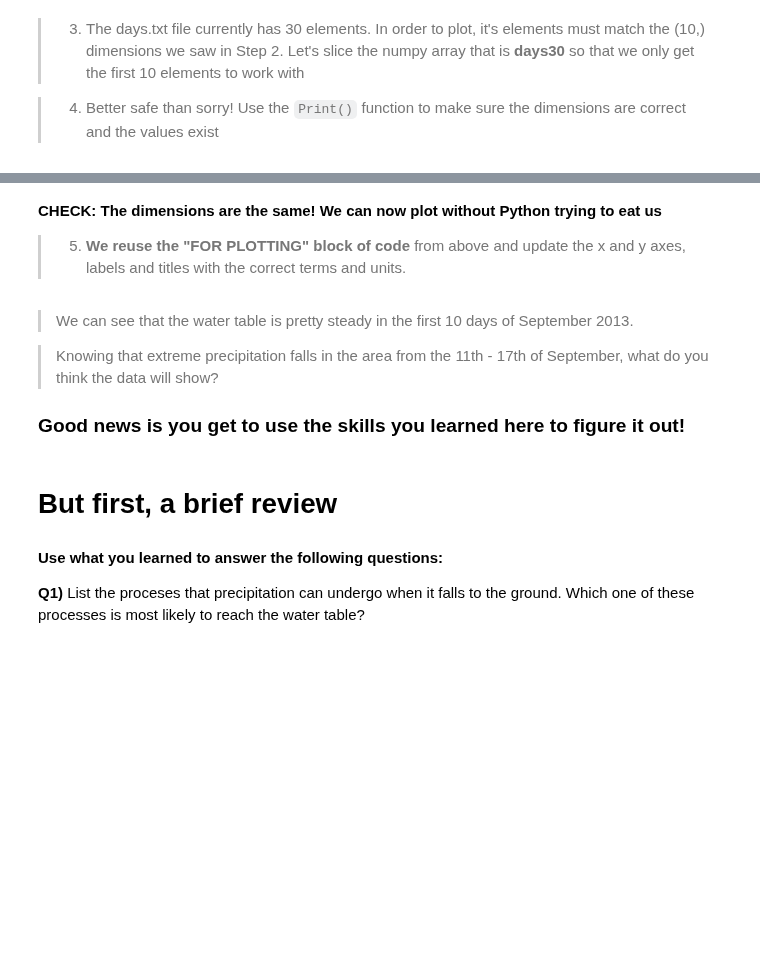
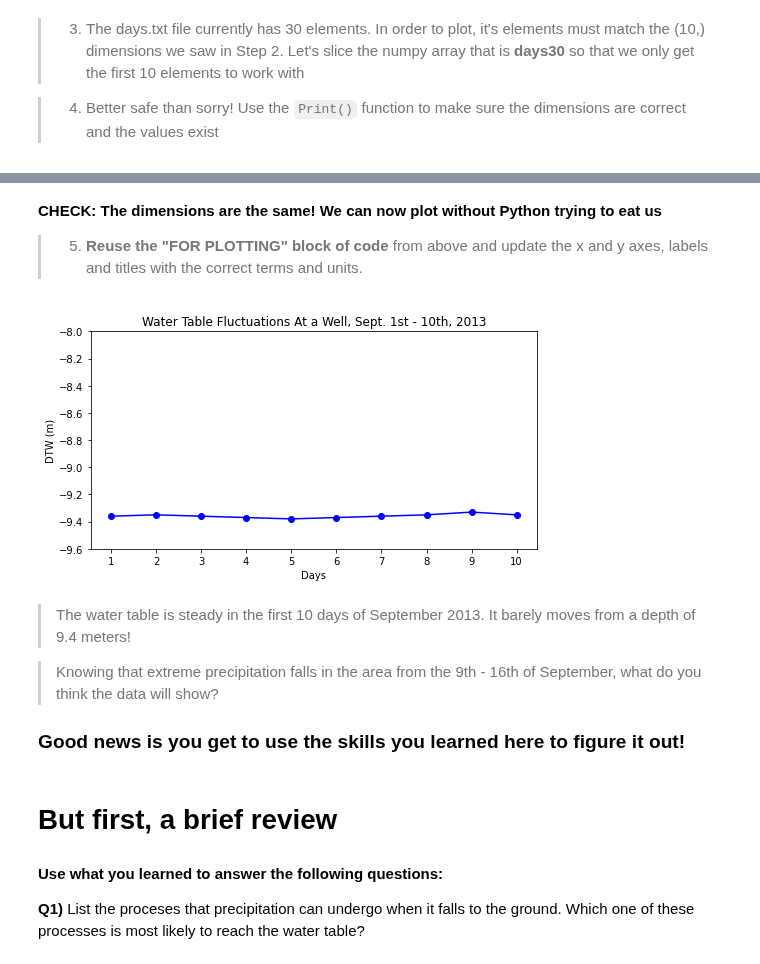
Before and after one commit to CUB-Computational-Tools/2020-ps-MzCorona, a Jupyter notebook: week3_PS_draft.ipynb, the cells around one changed output, grey strips where cells are left out. Cells and saved outputs as stored; diff of their text form; code cells hidden in the pictures; blank space fills up the shorter version.

```diff
--- a/week3_PS_draft.ipynb
+++ b/week3_PS_draft.ipynb
@@ -148,36 +181,36 @@ print(days_1st_10th)
 # %% [markdown]
 __CHECK: The dimensions are the same! We can now plot without Python trying to eat us__
 
-> 5) __We reuse the "FOR PLOTTING" block of code__ from above and update the x and y axes, labels and titles with the correct terms and units.
+> 5) __Reuse the "FOR PLOTTING" block of code__ from above and update the x and y axes, labels and titles with the correct terms and units.
 # %%
 ################# SIMPLY RUN THIS CODE ####################
-
 # STEP 5:
 ################# FOR PLOTTING ####################
 # Define plot space
-fig, ax1 = plt.subplots(figsize=(8, 4))
+fig, ax2 = plt.subplots(figsize=(8, 4))
 
 # Define x and y axes
-ax1.plot(days_1st_10th,
+ax2.plot(days_1st_10th,
          Sep2013_days_01to10_DTW,
          marker = 'o',
          color = 'blue')
 
 # Set plot title and axes labels
-ax1.set(title = "Water Table Fluctuations At a Well, Sept. 1st - 10th, 2013",
+ax2.set(title = "Water Table Fluctuations At a Well, Sept. 1st - 10th, 2013",
        xlabel = "Days",
-       ylabel = "DTW (m)"
-       )
+       ylabel = "DTW (m)")
 
 plt.ylim(top = -8.0) #ymax is your value
 plt.ylim(bottom = -9.60) #ymin is your value
 
 plt.show()
 ################# FOR PLOTTING ###################
+# %% [output]
+[figure, added]
 # %% [markdown]
-> We can see that the water table is pretty steady in the first 10 days of September 2013.
+> The water table is steady in the first 10 days of September 2013. It barely moves from a depth of 9.4 meters!
 
-> Knowing that extreme precipitation falls in the area from the 11th - 17th of September, what do you think the data will show?
+> Knowing that extreme precipitation falls in the area from the 9th - 16th of September, what do you think the data will show?
 
 ### Good news is you get to use the skills you learned here to figure it out!
 # %% [markdown]
```
Also changed, not shown: parts of 18 cells of this notebook.
